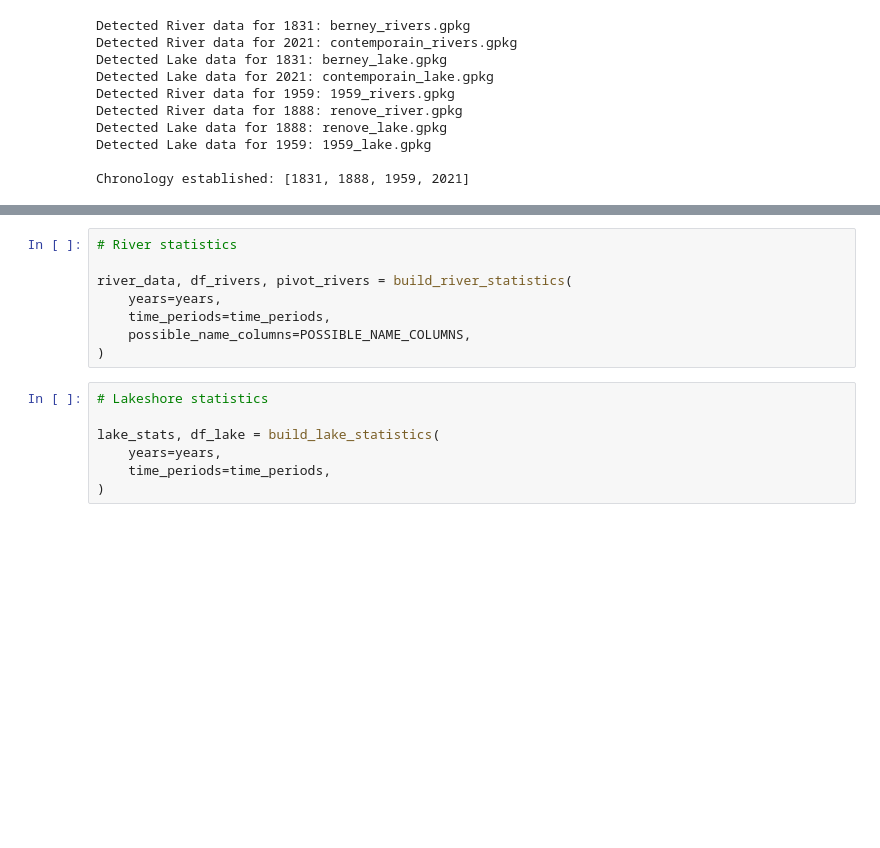
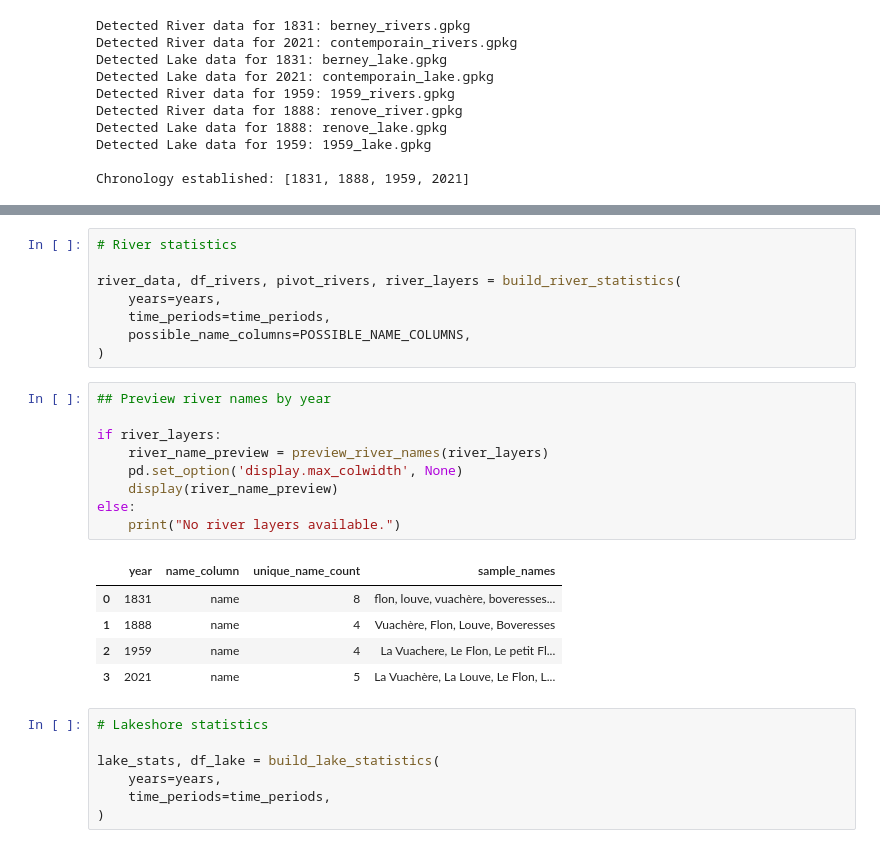
Before and after one commit to smikulas/time-machine, a Jupyter notebook: stat_analysis/stat.ipynb, the cells around one changed output, grey strips where cells are left out. Cells and saved outputs as stored; diff of their text form; blank space fills up the shorter version.

```diff
--- a/stat_analysis/stat.ipynb
+++ b/stat_analysis/stat.ipynb
@@ -300,11 +399,26 @@ Chronology established: [1831, 1888, 1959, 2021]
 # %%
 # River statistics
 
-river_data, df_rivers, pivot_rivers = build_river_statistics(
+river_data, df_rivers, pivot_rivers, river_layers = build_river_statistics(
     years=years,
     time_periods=time_periods,
     possible_name_columns=POSSIBLE_NAME_COLUMNS,
 )
+# %%
+## Preview river names by year
+
+if river_layers:
+    river_name_preview = preview_river_names(river_layers)
+    pd.set_option('display.max_colwidth', None)
+    display(river_name_preview)
+else:
+    print("No river layers available.")
+# %% [output]
+|  | year | name_column | unique_name_count | sample_names |
+| 0 | 1831 | name | 8 | flon, louve, vuachère, boveresses... |
+| 1 | 1888 | name | 4 | Vuachère, Flon, Louve, Boveresses |
+| 2 | 1959 | name | 4 | La Vuachere, Le Flon, Le petit Fl... |
+| 3 | 2021 | name | 5 | La Vuachère, La Louve, Le Flon, L... |
 # %%
 # Lakeshore statistics
 
```
Also changed, not shown: parts of 7 cells of this notebook.
